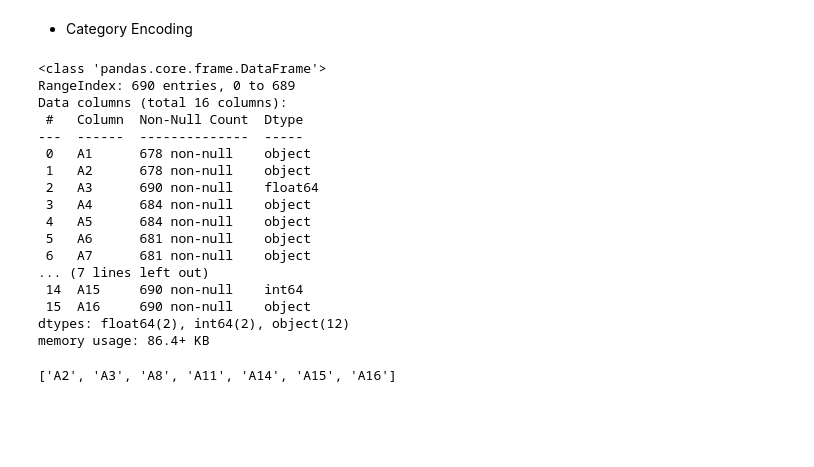
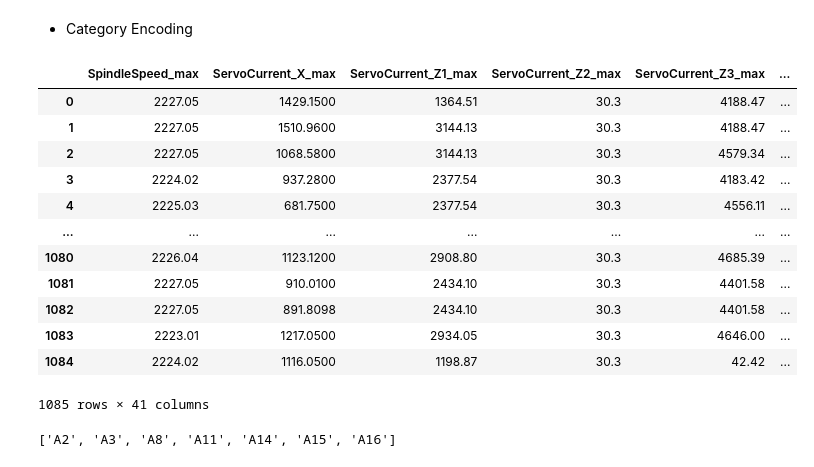
Before and after one commit to beom2pm/-smu_scp, a Jupyter notebook: 1/HH_2025_01.ipynb, the cells around one changed output. Cells and saved outputs as stored; diff of their text form; code cells hidden in the pictures; blank space fills up the shorter version.

```diff
--- a/1/HH_2025_01.ipynb
+++ b/1/HH_2025_01.ipynb
@@ -440,3 +526,13 @@ data = data.replace('?', np.nan)	#치환
 data['cabin'] = data['cabin'].apply(get_first_cabin) #cabin컬럼에 함수 적용용
 data.head()
 data.to_csv('titanic.csv', index=False)
+# %%
+week1 = pd.read_csv("https://raw.githubusercontent.com/ws-l/hh2025/main/data/week1.csv")
+week1.passorfail.replace(1, '불량').replace(0, '정상')
+week1.passorfail.replace({1: '불량', 0: '정상'}, inplace=True)
+
+def function2(x):
+  return x/1000
+
+week1["col1"] = week1.SpindleSpeed_max.apply(function2)
+week1.col1
@@ -452,26 +569,10 @@ data.shape
 
 varnames = ['A'+str(s) for s in range(1,17)]
 data.columns = varnames
-data = data.replace('?', np.nan)
-data.info()
+# data.select_dtypes(include='float') #float인 dtype을 갖는 컬럼 선택
+# data.select_dtypes(exclude='object') #수치형과 범주형을 나눌 수 있음
+data["A2"] = data.A2.replace('?', np.nan).astype("float")
+# data.info()
-# %% [output]
-<class 'pandas.core.frame.DataFrame'>
-RangeIndex: 690 entries, 0 to 689
-Data columns (total 16 columns):
- #   Column  Non-Null Count  Dtype
----  ------  --------------  -----
- 0   A1      678 non-null    object
- 1   A2      678 non-null    object
- 2   A3      690 non-null    float64
- 3   A4      684 non-null    object
- 4   A5      684 non-null    object
- 5   A6      681 non-null    object
- 6   A7      681 non-null    object
-... (7 lines left out)
- 14  A15     690 non-null    int64
- 15  A16     690 non-null    object
-dtypes: float64(2), int64(2), object(12)
-memory usage: 86.4+ KB
 # %%
 #re-cast to float
 data['A2'] = data['A2'].astype('float') #특정 컬럼의 type을 변환하는 메소드
@@ -482,6 +583,24 @@ data['A16'] = data['A16'].map({'+':1, '-':0}) #딕셔너리 대로 값을 변환
 
 cat_cols = [c for c in data.columns if data[c].dtypes=='O']	#범주형 변수
 num_cols = [c for c in data.columns if data[c].dtypes!='O']	#수치형 변수
+# %%
+week1.SerialNo = week1["SerialNo"].astype('object')
+week1.ReceivedDateTime = week1['ReceivedDateTime'].astype('object')
+week1.select_dtypes(include='float')
+# %% [output]
+|  | SpindleSpeed_max | ServoCurrent_X_max | ServoCurrent_Z1_max | ServoCurrent_Z2_max | ServoCurrent_Z3_max | ... |
+| 0 | 2227.05 | 1429.1500 | 1364.51 | 30.3 | 4188.47 | ... |
+| 1 | 2227.05 | 1510.9600 | 3144.13 | 30.3 | 4188.47 | ... |
+| 2 | 2227.05 | 1068.5800 | 3144.13 | 30.3 | 4579.34 | ... |
+| 3 | 2224.02 | 937.2800 | 2377.54 | 30.3 | 4183.42 | ... |
+| 4 | 2225.03 | 681.7500 | 2377.54 | 30.3 | 4556.11 | ... |
+| ... | ... | ... | ... | ... | ... | ... |
+| 1080 | 2226.04 | 1123.1200 | 2908.80 | 30.3 | 4685.39 | ... |
+| 1081 | 2227.05 | 910.0100 | 2434.10 | 30.3 | 4401.58 | ... |
+| 1082 | 2227.05 | 891.8098 | 2434.10 | 30.3 | 4401.58 | ... |
+| 1083 | 2223.01 | 1217.0500 | 2934.05 | 30.3 | 4646.00 | ... |
+| 1084 | 2224.02 | 1116.0500 | 1198.87 | 30.3 | 42.42 | ... |
+1085 rows × 41 columns
 # %%
 num_cols
 # %% [output]
```
Also changed, not shown: parts of 24 cells of this notebook.
